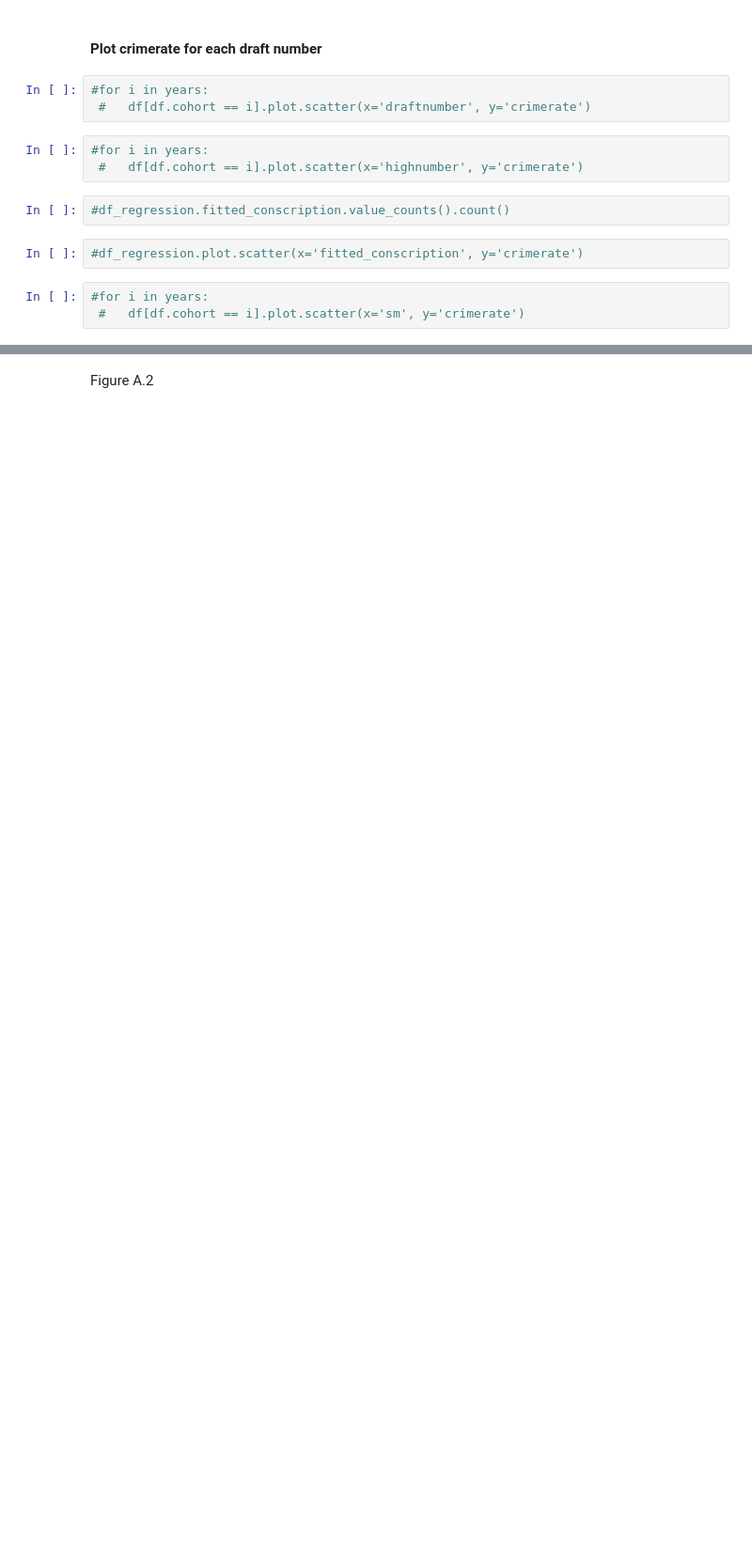
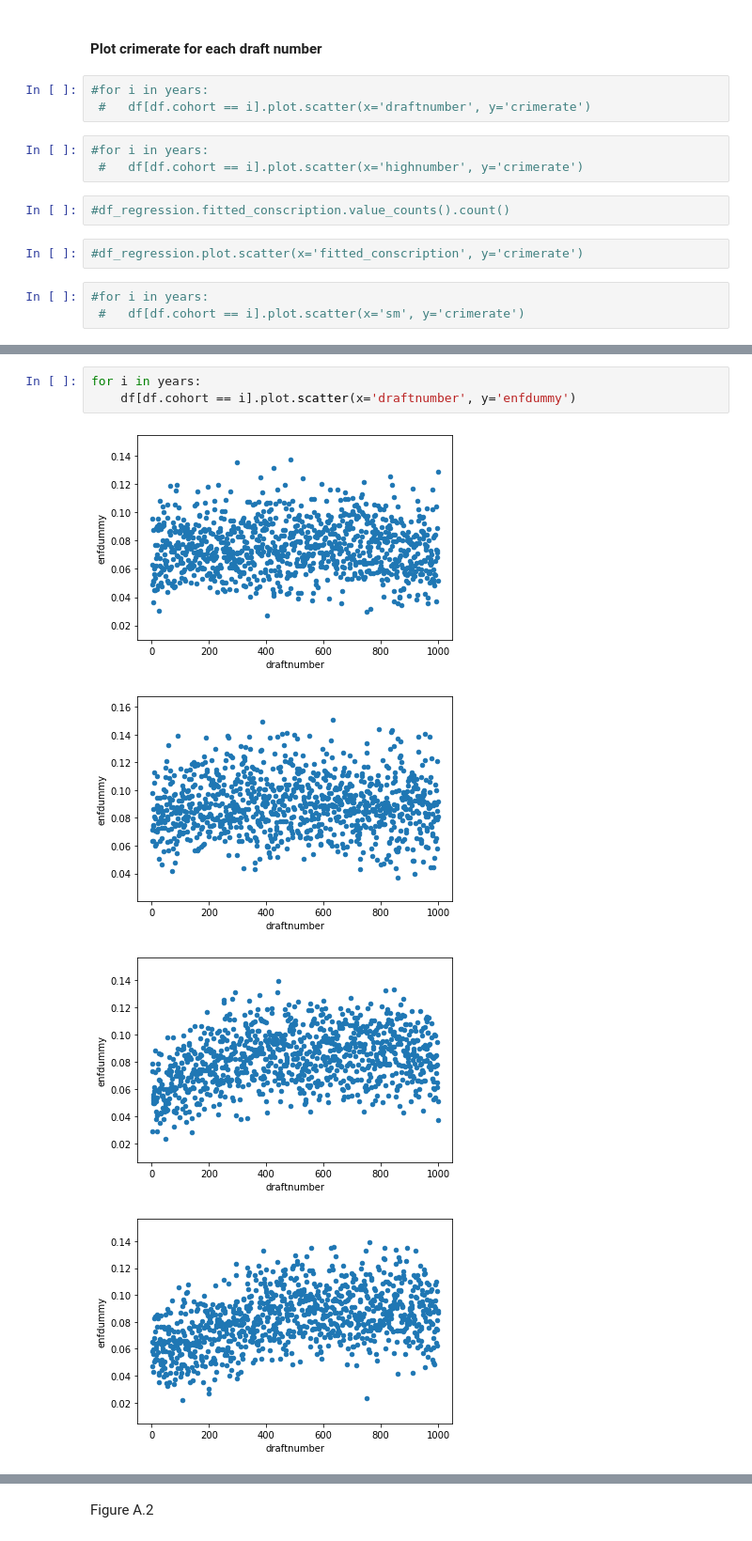
Before and after one commit to bhmueller/microeconometrics-course-project-bhmueller, a Jupyter notebook: replication_conscription_crime.ipynb, the cells around one changed output, grey strips where cells are left out. Shown: that part at 94% size. Cells and saved outputs as stored; diff of their text form; blank space fills up the shorter version.

```diff
--- a/replication_conscription_crime.ipynb
+++ b/replication_conscription_crime.ipynb
@@ -944,0 +989,8 @@ Local IV would have been an appealing extension to this model. Unfortunately thi
+# %%
+for i in years:
+    df[df.cohort == i].plot.scatter(x='draftnumber', y='enfdummy')
+# %% [output]
+[figure, added]
+[figure, added]
+[figure, added]
+[figure, added]
```
Also changed, not shown: parts of 28 cells of this notebook.
